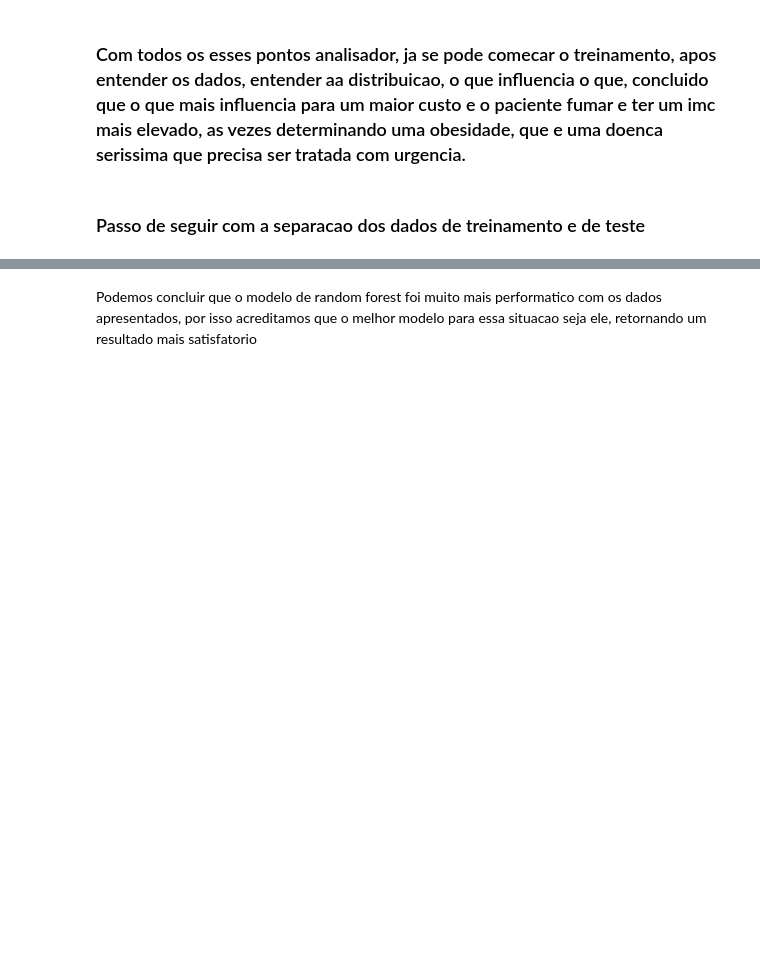
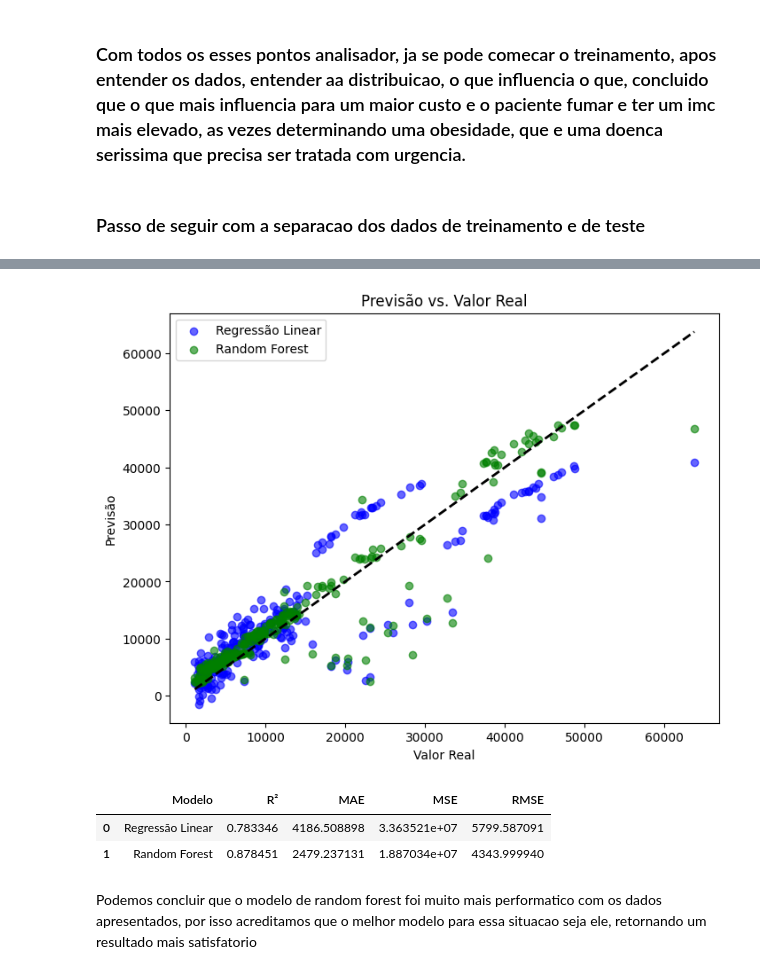
Before and after one commit to Rjoaozinho1/tech_challenge_1, a Jupyter notebook: Tech_Challange_1.ipynb, the cells around one changed output, grey strips where cells are left out. Drawn from its saved outputs; the diff is of its cells as text; code cells hidden in the pictures; blank space fills up the shorter version.

```diff
--- a/Tech_Challange_1.ipynb
+++ b/Tech_Challange_1.ipynb
@@ -831,2 +997,27 @@ comparison
+# %%
+plt.figure(figsize=(8, 6))
+plt.scatter(y_test, y_pred_lr, alpha=0.6, color='blue', label='Regressão Linear')
+plt.scatter(y_test, y_pred_rf, alpha=0.6, color='green', label='Random Forest')
+plt.plot([y_test.min(), y_test.max()], [y_test.min(), y_test.max()], 'k--', lw=2)
+plt.xlabel('Valor Real')
+plt.ylabel('Previsão')
+plt.title('Previsão vs. Valor Real')
+plt.legend()
+plt.show()
+# %% [output]
+[figure, added]
+# %%
+comparison = pd.DataFrame({
+    "Modelo": ["Regressão Linear", "Random Forest"],
+    "R²": [r2_lr, r2_rf],
+    "MAE": [mae_lr, mae_rf],
+    "MSE": [mse_lr, mse_rf],
+    "RMSE": [rmse_lr, rmse_rf]
+})
+comparison
+# %% [output]
+|  | Modelo | R² | MAE | MSE | RMSE |
+| 0 | Regressão Linear | 0.783346 | 4186.508898 | 3.363521e+07 | 5799.587091 |
+| 1 | Random Forest | 0.878451 | 2479.237131 | 1.887034e+07 | 4343.999940 |
 # %% [markdown]
 Podemos concluir que o modelo de random forest foi muito mais performatico com os dados apresentados, por isso acreditamos que o melhor modelo para essa situacao seja ele, retornando um resultado mais satisfatorio
```
Also changed, not shown: parts of 47 cells of this notebook, 3 other files.
